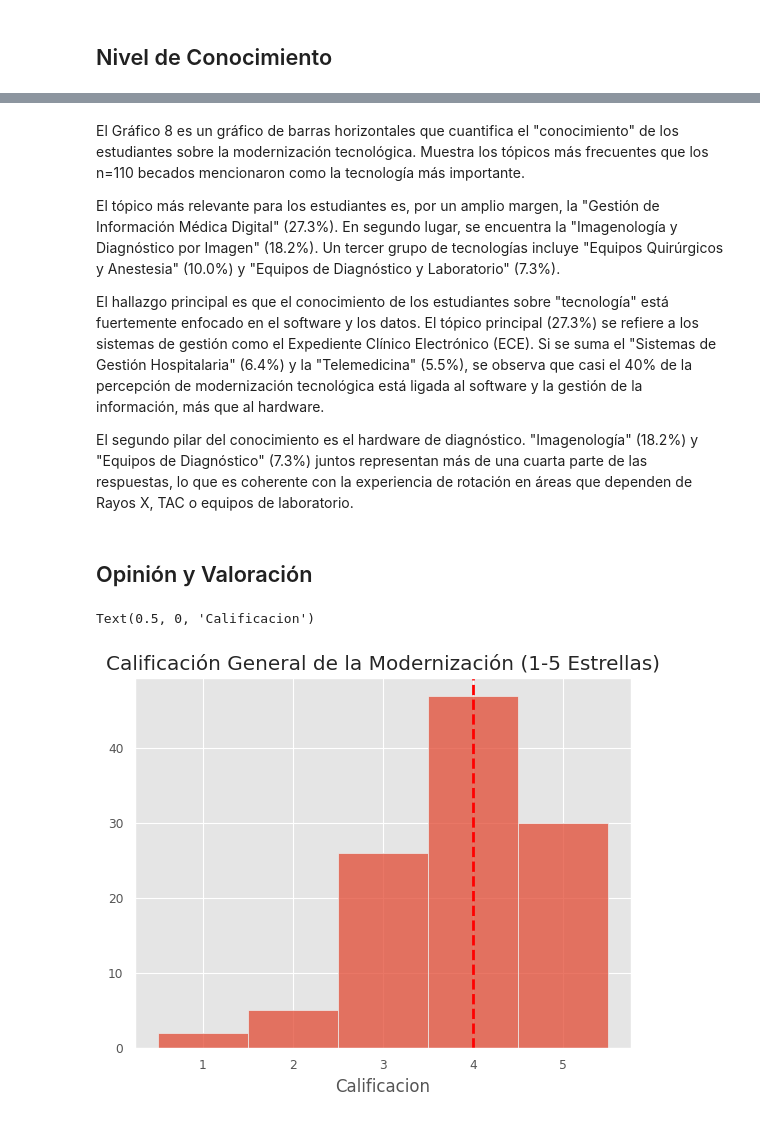
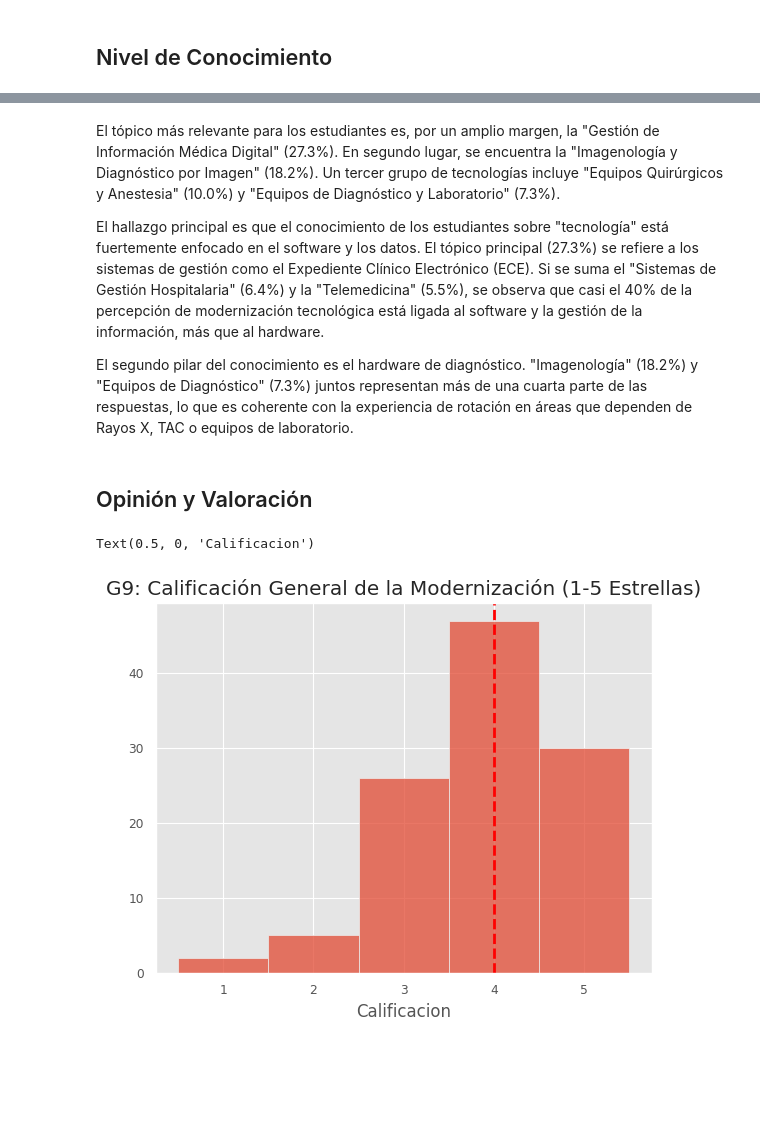
Before and after one commit to Mortadelo24/mejora-infrastructura-hospitalaria-managua-nicaragua, a Jupyter notebook: 03_Data_Analysis.ipynb, the cells around one changed output, grey strips where cells are left out. Saved outputs shown, nothing was run; the diff lists cells and outputs as text; code cells hidden in the pictures; blank space fills up the shorter version.

Commit message:
rebuild graphics

```diff
--- a/03_Data_Analysis.ipynb
+++ b/03_Data_Analysis.ipynb
@@ -240,5 +237,4 @@ Text(0, 0.5, 'Cambios en la infrastructura')
 # %% [markdown]
-El Gráfico 8 es un gráfico de barras horizontales que cuantifica el "conocimiento" de los estudiantes sobre la modernización tecnológica. Muestra los tópicos más frecuentes que los n=110 becados mencionaron como la tecnología más importante.
 
 El tópico más relevante para los estudiantes es, por un amplio margen, la "Gestión de Información Médica Digital" (27.3%). En segundo lugar, se encuentra la "Imagenología y Diagnóstico por Imagen" (18.2%). Un tercer grupo de tecnologías incluye "Equipos Quirúrgicos y Anestesia" (10.0%) y "Equipos de Diagnóstico y Laboratorio" (7.3%).
 
@@ -250,22 +246,22 @@ El segundo pilar del conocimiento es el hardware de diagnóstico. "Imagenología
 # %%
 ax = sns.histplot(
     x=data["modernization_score"],
     discrete=True
 )
 
 modernization_score_median = data["modernization_score"].median()
 ax.axvline(
     x=modernization_score_median,
     color='red',
     linestyle='--',
     linewidth=2,
     label=f'Median: ${modernization_score_median:.2f}'
 )
 
-plt.title("Calificación General de la Modernización (1-5 Estrellas)")
+plt.title("G9: Calificación General de la Modernización (1-5 Estrellas)")
 plt.ylabel("")
 plt.xlabel("Calificacion")
 # %% [output]
 Text(0.5, 0, 'Calificacion')
-[figure, old version]
+[figure, new version]
 # %% [markdown]
```
Also changed, not shown: parts of 17 cells of this notebook.
